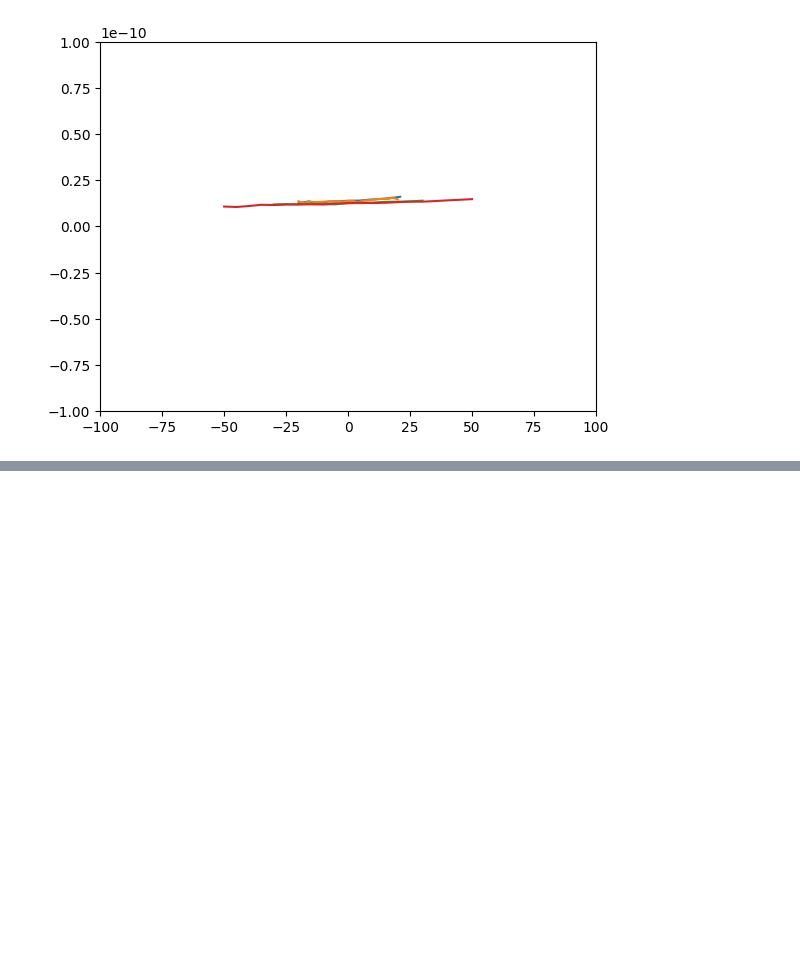
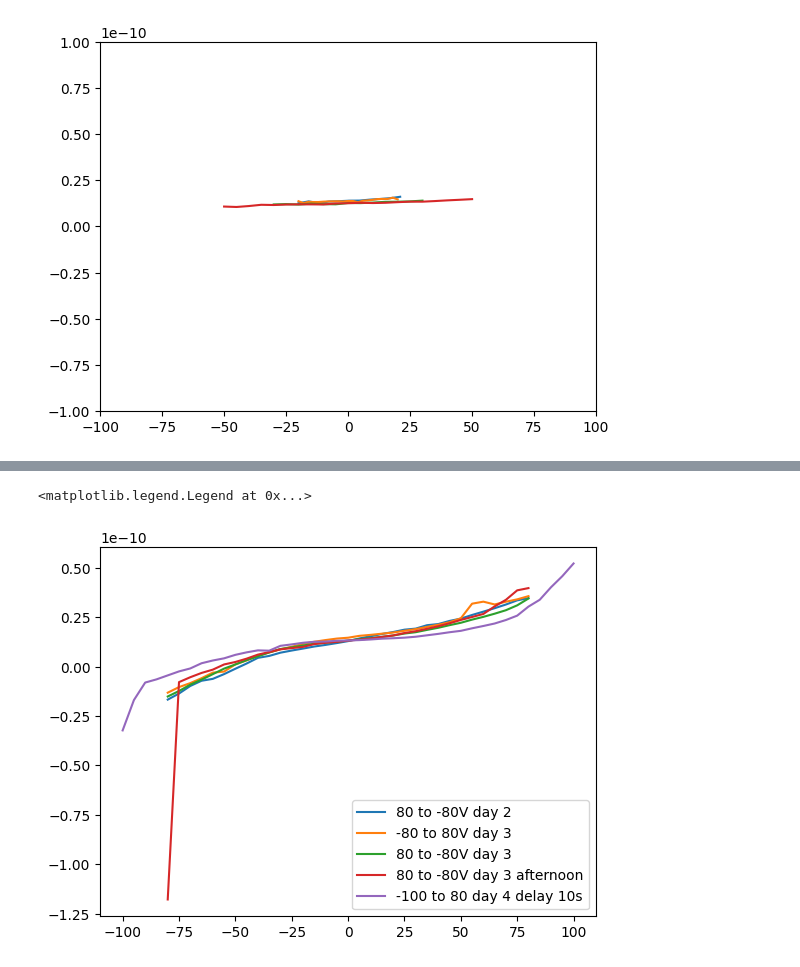
Before and after one commit to OrionSmedley/SagnacOperatingSys, a Jupyter notebook: sagnac_control/VoltageSweepPlot.ipynb, the cells around one changed output, grey strips where cells are left out. Cells and saved outputs as stored; diff of their text form; code cells hidden in the pictures; blank space fills up the shorter version.

```diff
--- a/sagnac_control/VoltageSweepPlot.ipynb
+++ b/sagnac_control/VoltageSweepPlot.ipynb
@@ -58,0 +32,8 @@ plt.legend()
+# %%
+runs = [9, 10, 12, 14, 15]
+labels = ['80 to -80V day 2', '-80 to 80V day 3', '80 to -80V day 3', '80 to -80V day 3 afternoon', '-100 to 80 day 4 delay 10s']
+[plotcurve(run, label = labels[i]) for i, run in enumerate(runs)]
+plt.legend()
+# %% [output]
+<matplotlib.legend.Legend at 0x...>
+[figure, added]
```
Also changed, not shown: parts of 2 cells of this notebook, 8 other files.
